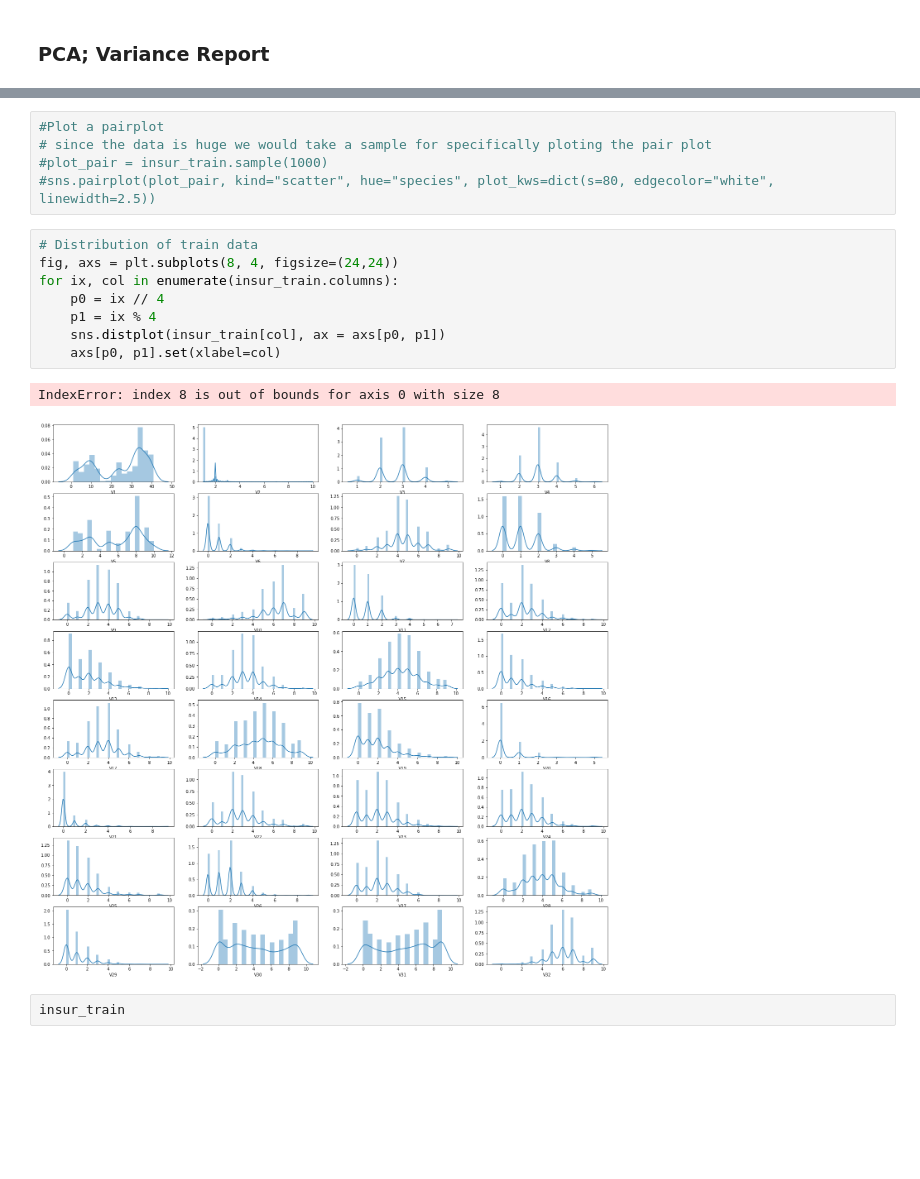
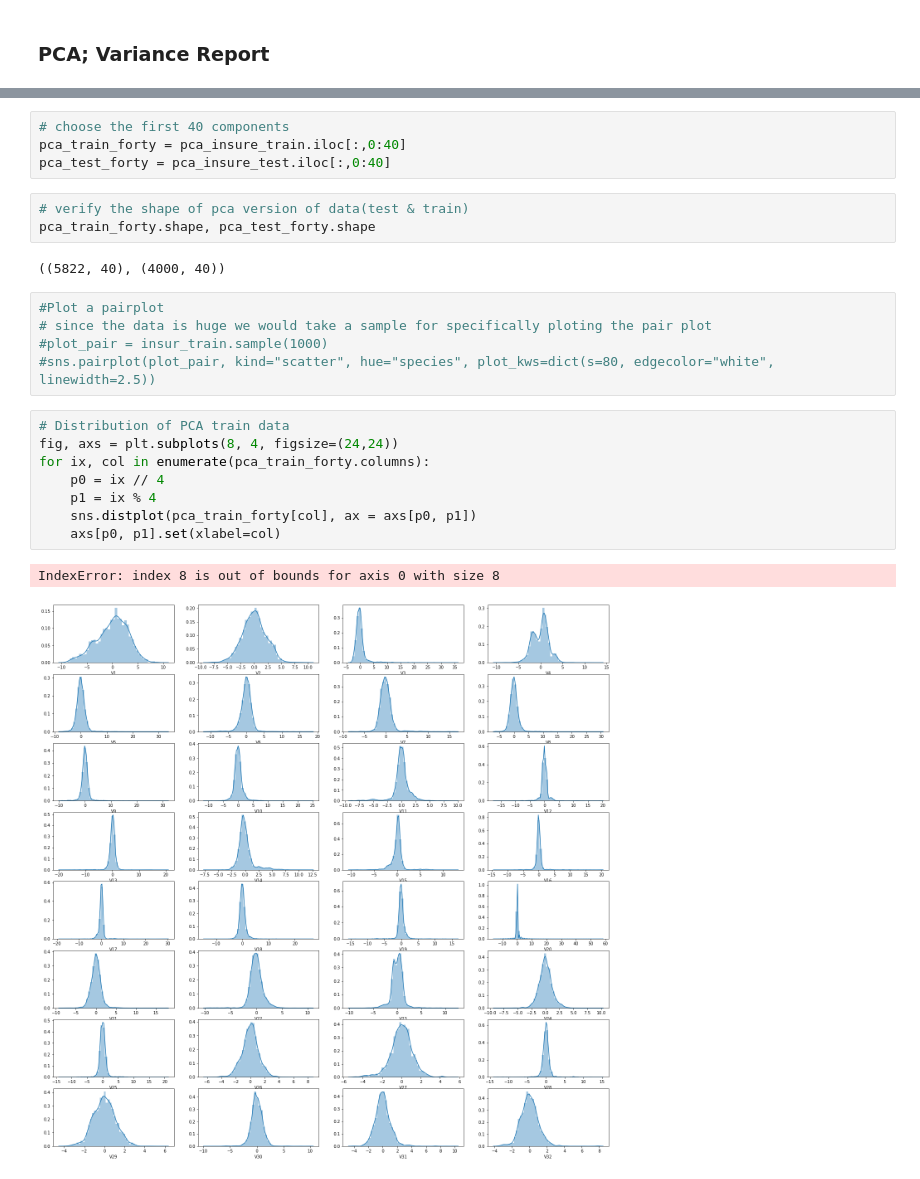
Before and after one commit to ajakaiye33/Data_Science_Proj, a Jupyter notebook: data_science_cap/Project_2.ipynb, the cells around one changed output, grey strips where cells are left out. Saved outputs shown, nothing was run; the diff lists cells and outputs as text; blank space fills up the shorter version.

```diff
--- a/data_science_cap/Project_2.ipynb
+++ b/data_science_cap/Project_2.ipynb
@@ -275,21 +273,28 @@ Looking at the scree plot, at  53rd component, the respective cummulative explai
+# %%
+# choose the first 40 components
+pca_train_forty = pca_insure_train.iloc[:,0:40]
+pca_test_forty = pca_insure_test.iloc[:,0:40]
+# %%
+# verify the shape of pca version of data(test & train)
+pca_train_forty.shape, pca_test_forty.shape
+# %% [output]
+((5822, 40), (4000, 40))
 # %%
 #Plot a pairplot
 # since the data is huge we would take a sample for specifically ploting the pair plot
 #plot_pair = insur_train.sample(1000)
 #sns.pairplot(plot_pair, kind="scatter", hue="species", plot_kws=dict(s=80, edgecolor="white", linewidth=2.5))
 # %%
-# Distribution of train data
+# Distribution of PCA train data
 fig, axs = plt.subplots(8, 4, figsize=(24,24))
-for ix, col in enumerate(insur_train.columns):
+for ix, col in enumerate(pca_train_forty.columns):
     p0 = ix // 4
     p1 = ix % 4
-    sns.distplot(insur_train[col], ax = axs[p0, p1])
+    sns.distplot(pca_train_forty[col], ax = axs[p0, p1])
     axs[p0, p1].set(xlabel=col)
 # %% [output]
 IndexError: index 8 is out of bounds for axis 0 with size 8
-[figure, old version]
+[figure, new version]
-# %%
-insur_train
 # %%
 #Target variable relationship with other features
 
```
Also changed, not shown: parts of 18 cells of this notebook.
